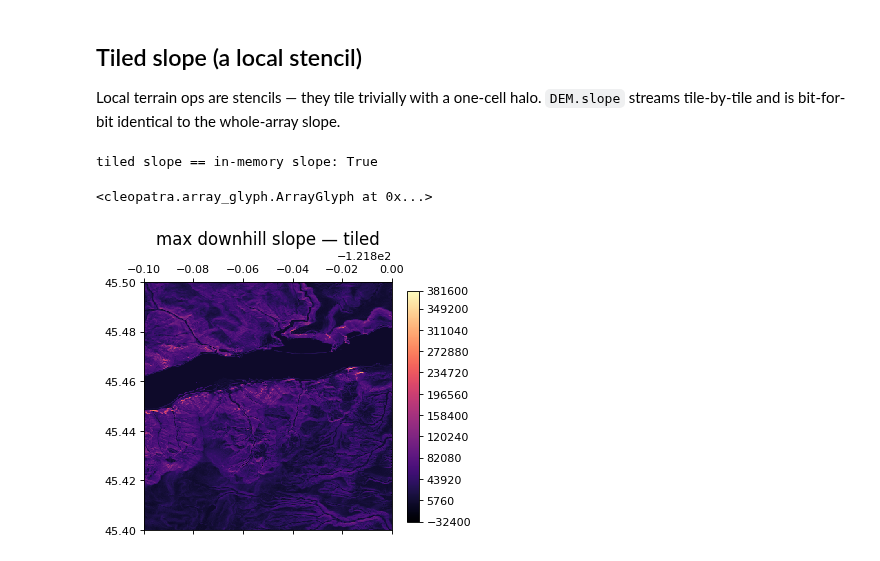
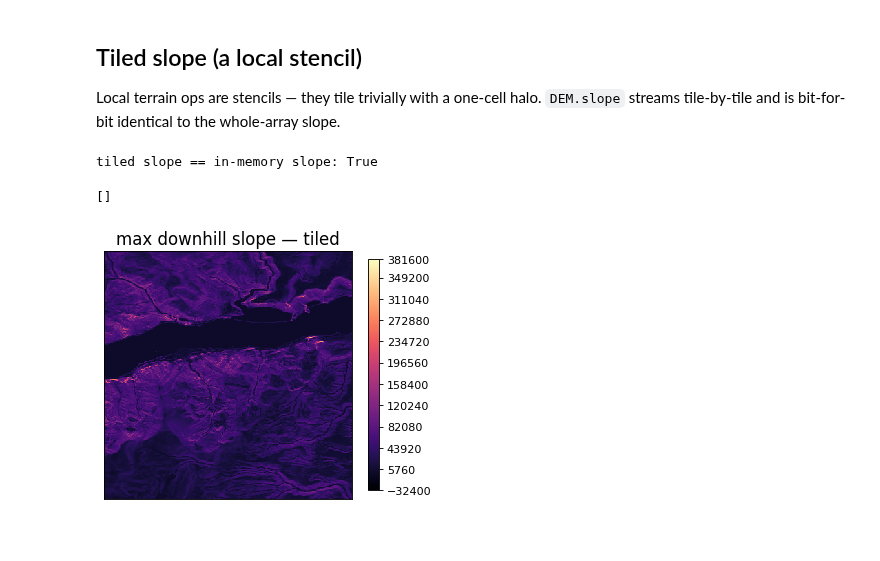
Before and after one commit to serapeum-org/digital-rivers, a Jupyter notebook: develop/examples/11_out_of_core_flow/11_out_of_core_flow.ipynb, the cells around one changed output. Saved outputs shown, nothing was run; the diff lists cells and outputs as text; code cells hidden in the pictures; blank space fills up the shorter version.

```diff
--- a/develop/examples/11_out_of_core_flow/11_out_of_core_flow.ipynb
+++ b/develop/examples/11_out_of_core_flow/11_out_of_core_flow.ipynb
@@ -102,18 +104,20 @@ tile-by-tile and is bit-for-bit identical to the whole-array slope.
 # %%
 slope_mem = dem.slope(engine="in_memory")
 slope_tiled = dem.slope(
     engine="tiled", out_path=str(WORK / "slope_tiled.tif"), tile_size=128
 )
 sm = np.asarray(slope_mem.read_array())
 st = np.asarray(slope_tiled.read_array())
 print("tiled slope == in-memory slope:", np.allclose(np.nan_to_num(sm), np.nan_to_num(st)))
 
 # slope_tiled is itself a Dataset — render it directly through pyramids.
-slope_tiled.plot(band=0, title="max downhill slope — tiled", cmap="magma", figsize=(5, 5))
+g = slope_tiled.plot(band=0, title="max downhill slope — tiled", cmap="magma", figsize=(5, 5))
+g.ax.set_xticks([])
+g.ax.set_yticks([])
 # %% [output]
 tiled slope == in-memory slope: True
-<cleopatra.array_glyph.ArrayGlyph at 0x...>
+[]
-[figure, old version]
+[figure, new version]
 # %%
 for d in (filled, acc_mem, acc_tiled, acc2, slope_mem, slope_tiled):
     d.close()
```
Also changed, not shown: parts of 2 cells of this notebook, 24 other files.
